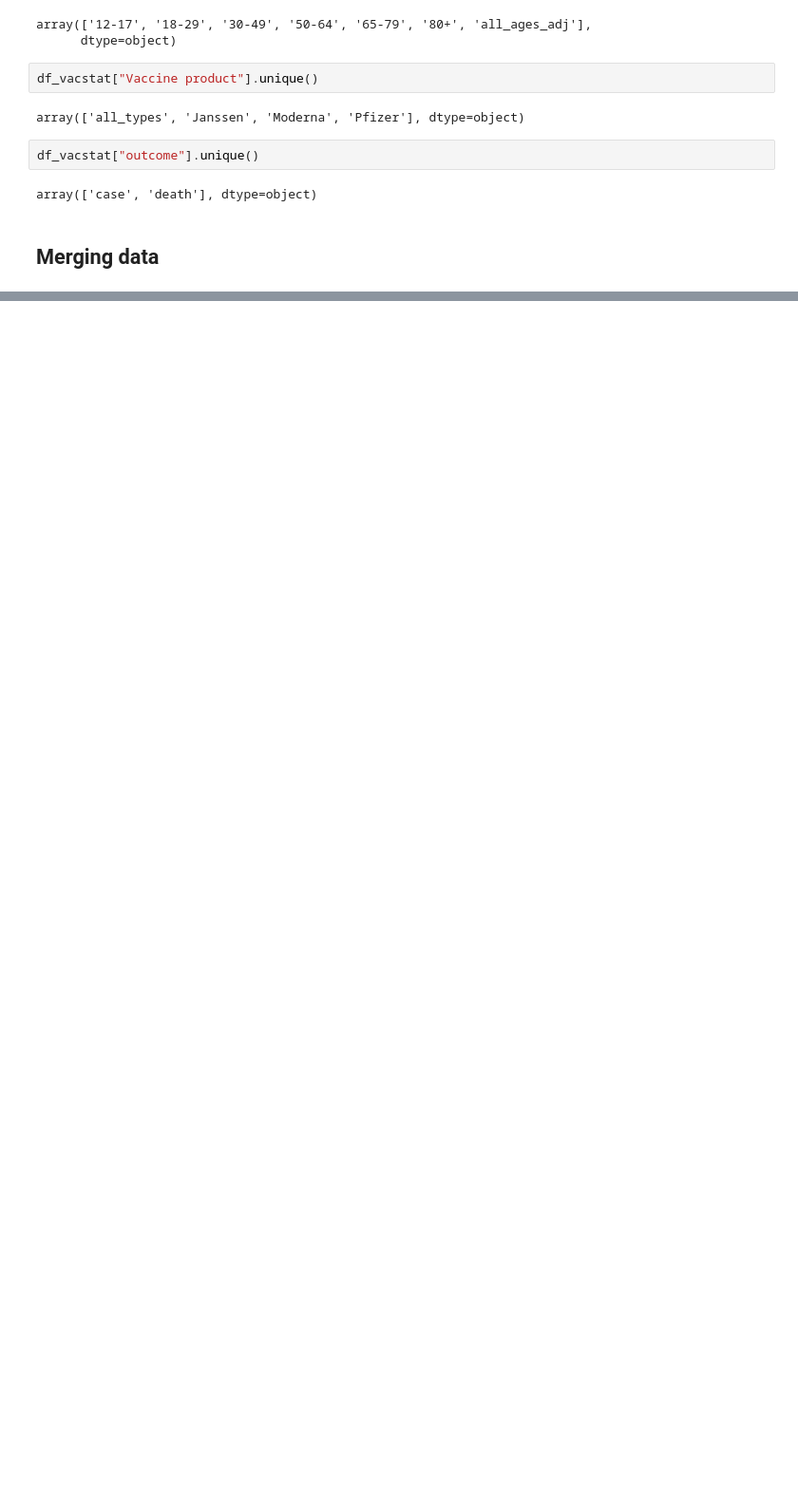
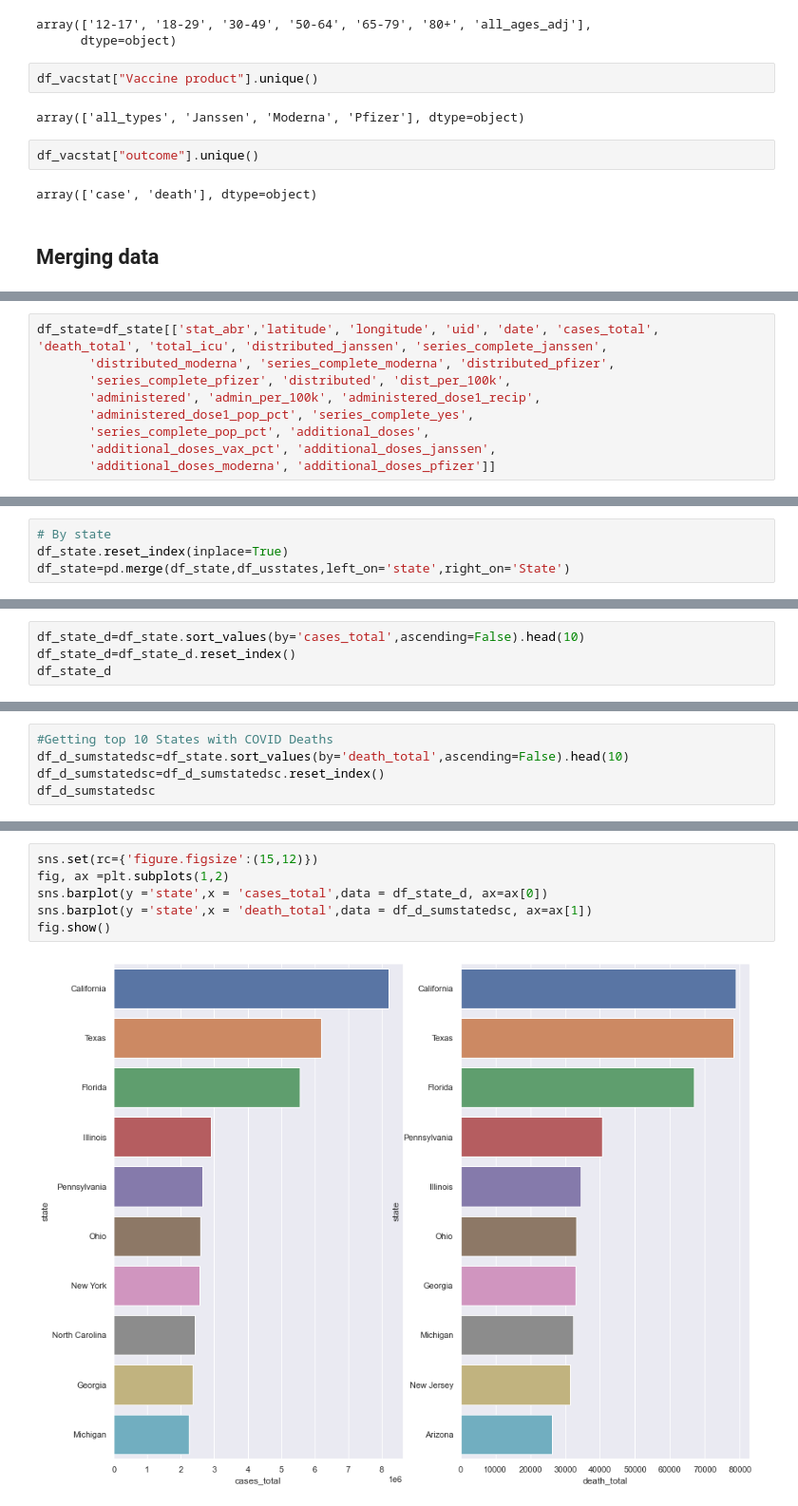
Before and after one commit to vaddhiparthy/COVID-Data-Analysis, a Jupyter notebook: COVID Data Analysis.ipynb, the cells around one changed output, grey strips where cells are left out. Shown at 95% size. Drawn from its saved outputs; the diff is of its cells as text; blank space fills up the shorter version.

```diff
--- a/COVID Data Analysis.ipynb
+++ b/COVID Data Analysis.ipynb
@@ -585,0 +925,9 @@ Length: 100, dtype: int64
+# %%
+df_state=df_state[['stat_abr','latitude', 'longitude', 'uid', 'date', 'cases_total', 'death_total', 'total_icu', 'distributed_janssen', 'series_complete_janssen',
+       'distributed_moderna', 'series_complete_moderna', 'distributed_pfizer',
+       'series_complete_pfizer', 'distributed', 'dist_per_100k',
+       'administered', 'admin_per_100k', 'administered_dose1_recip',
+       'administered_dose1_pop_pct', 'series_complete_yes',
+       'series_complete_pop_pct', 'additional_doses',
+       'additional_doses_vax_pct', 'additional_doses_janssen',
+       'additional_doses_moderna', 'additional_doses_pfizer']]
@@ -585,0 +956,4 @@ Length: 100, dtype: int64
+# %%
+# By state
+df_state.reset_index(inplace=True)
+df_state=pd.merge(df_state,df_usstates,left_on='state',right_on='State')
@@ -585,0 +1015,4 @@ Length: 100, dtype: int64
+# %%
+df_state_d=df_state.sort_values(by='cases_total',ascending=False).head(10)
+df_state_d=df_state_d.reset_index()
+df_state_d
@@ -585,0 +1032,5 @@ Length: 100, dtype: int64
+# %%
+#Getting top 10 States with COVID Deaths
+df_d_sumstatedsc=df_state.sort_values(by='death_total',ascending=False).head(10)
+df_d_sumstatedsc=df_d_sumstatedsc.reset_index()
+df_d_sumstatedsc
@@ -585,0 +1050,8 @@ Length: 100, dtype: int64
+# %%
+sns.set(rc={'figure.figsize':(15,12)})
+fig, ax =plt.subplots(1,2)
+sns.barplot(y ='state',x = 'cases_total',data = df_state_d, ax=ax[0])
+sns.barplot(y ='state',x = 'death_total',data = df_d_sumstatedsc, ax=ax[1])
+fig.show()
+# %% [output]
+[figure, added]
```
Also changed, not shown: parts of 114 cells of this notebook.
